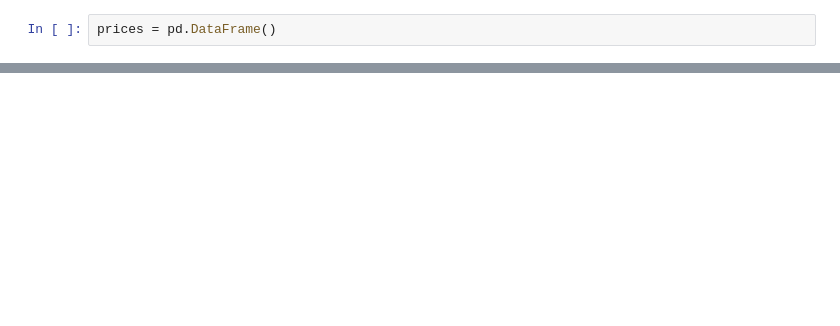
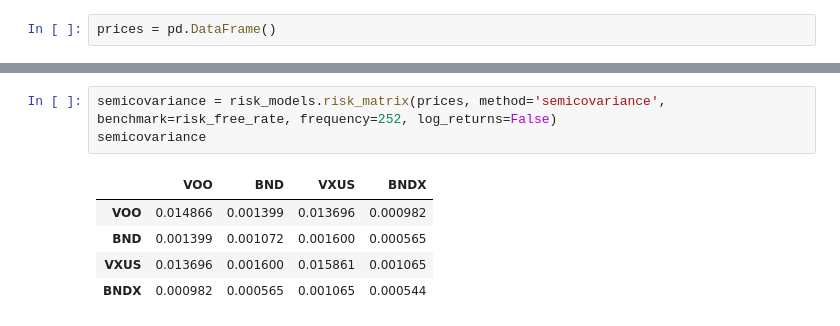
Before and after one commit to koichiroiijima/Optimize_Allocation, a Jupyter notebook: data/opt.ipynb, the cells around one changed output, grey strips where cells are left out. Cells and saved outputs as stored; diff of their text form; blank space fills up the shorter version.

```diff
--- a/data/opt.ipynb
+++ b/data/opt.ipynb
@@ -158,0 +183,9 @@ rfree_d-1
+# %%
+semicovariance = risk_models.risk_matrix(prices, method='semicovariance', benchmark=risk_free_rate, frequency=252, log_returns=False)
+semicovariance
+# %% [output]
+|  | VOO | BND | VXUS | BNDX |
+| VOO | 0.014866 | 0.001399 | 0.013696 | 0.000982 |
+| BND | 0.001399 | 0.001072 | 0.001600 | 0.000565 |
+| VXUS | 0.013696 | 0.001600 | 0.015861 | 0.001065 |
+| BNDX | 0.000982 | 0.000565 | 0.001065 | 0.000544 |
```
Also changed, not shown: parts of 34 cells of this notebook, 1 other file.
